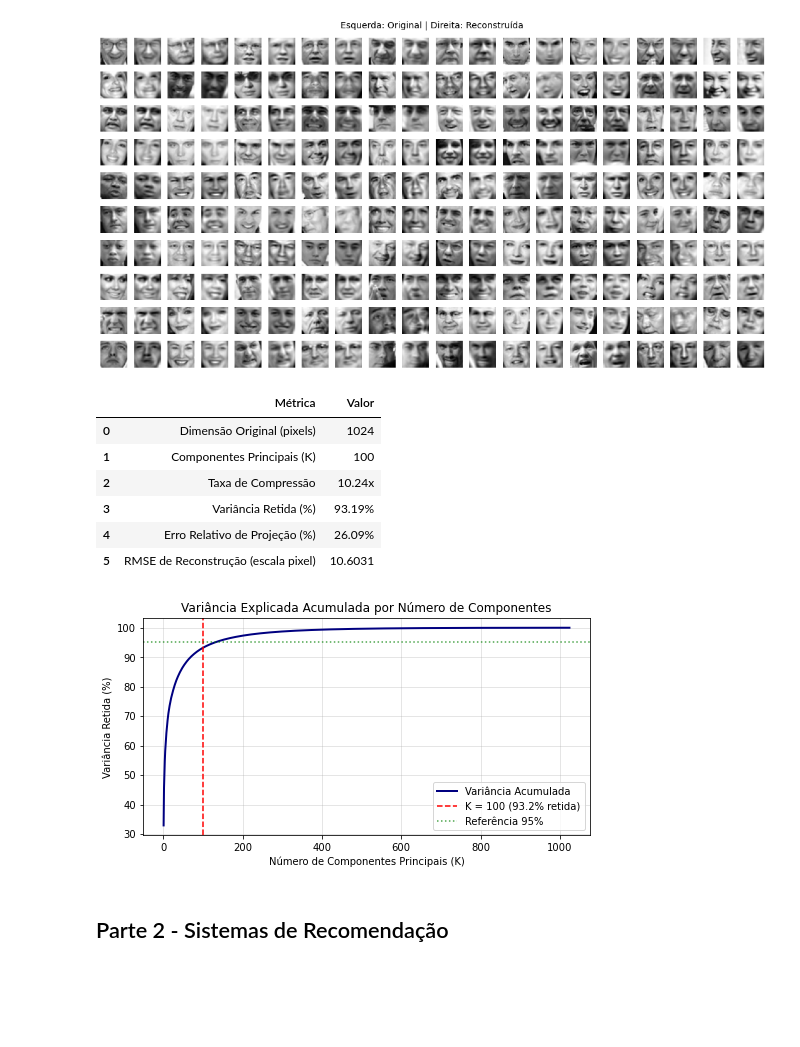
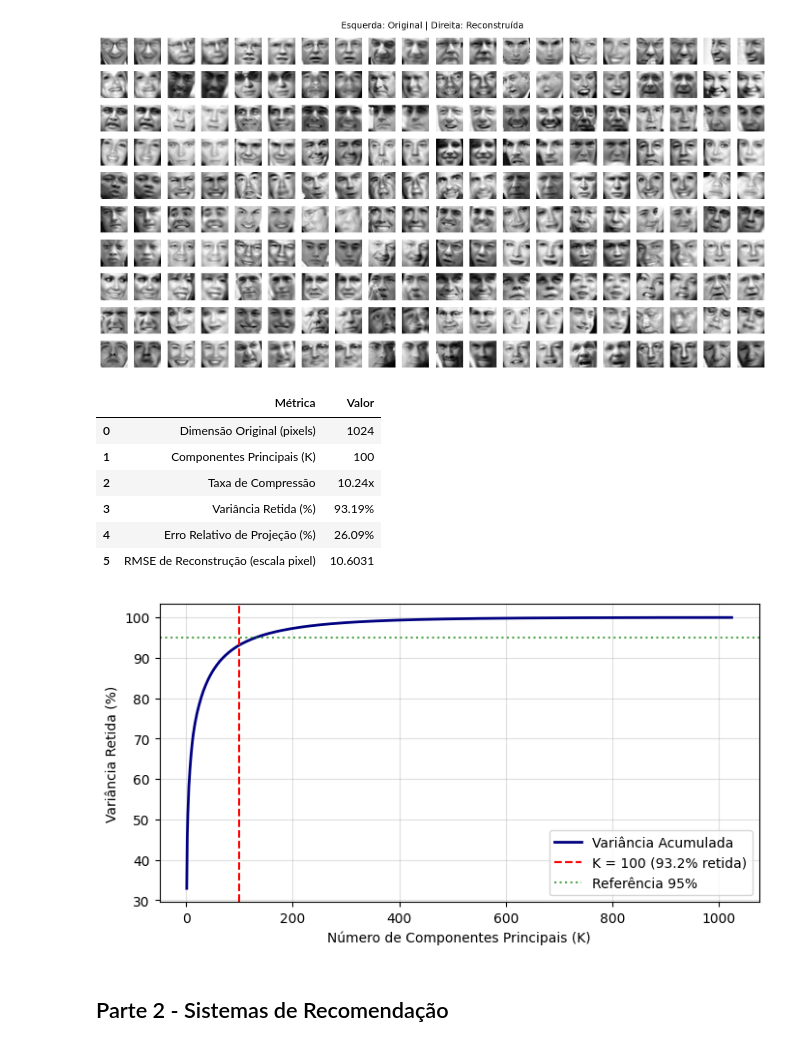
Before and after one commit to PedroTeruo/MS571, a Jupyter notebook: projeto2.ipynb, the cells around one changed output. Drawn from its saved outputs; the diff is of its cells as text; code cells hidden in the pictures; blank space fills up the shorter version.

```diff
--- a/projeto2.ipynb
+++ b/projeto2.ipynb
@@ -149,35 +149,34 @@ df_pca_metricas = pd.DataFrame({
     ],
     "Valor": [
         X1.shape[1],
         k,
         f"{X1.shape[1] / k:.2f}x",
         f"{variancia_retida_k:.2f}%",
         f"{erro_relativo:.2f}%",
         round(rmse_original, 4)
     ]
 })
 display(df_pca_metricas)
 
 # Gráfico: Variância Explicada Acumulada vs Número de Componentes (K)
 plt.figure(figsize=(8, 4))
 plt.plot(range(1, len(S) + 1), variancia_acumulada * 100, linewidth=2, color="navy", label="Variância Acumulada")
 plt.axvline(k, color="red", linestyle="--", label=f"K = {k} ({variancia_retida_k:.1f}% retida)")
 plt.axhline(95, color="green", linestyle=":", alpha=0.7, label="Referência 95%")
 plt.xlabel("Número de Componentes Principais (K)")
 plt.ylabel("Variância Retida (%)")
-plt.title("Variância Explicada Acumulada por Número de Componentes")
 plt.legend()
 plt.grid(True, alpha=0.4)
 plt.show()
 # %% [output]
 |  | Métrica | Valor |
 | 0 | Dimensão Original (pixels) | 1024 |
 | 1 | Componentes Principais (K) | 100 |
 | 2 | Taxa de Compressão | 10.24x |
 | 3 | Variância Retida (%) | 93.19% |
 | 4 | Erro Relativo de Projeção (%) | 26.09% |
 | 5 | RMSE de Reconstrução (escala pixel) | 10.6031 |
-[figure, old version]
+[figure, new version]
 # %% [markdown]
 ## Parte 2 - Sistemas de Recomendação
 # %% [markdown]
```
Also changed, not shown: parts of 2 cells of this notebook, 1 other file.
